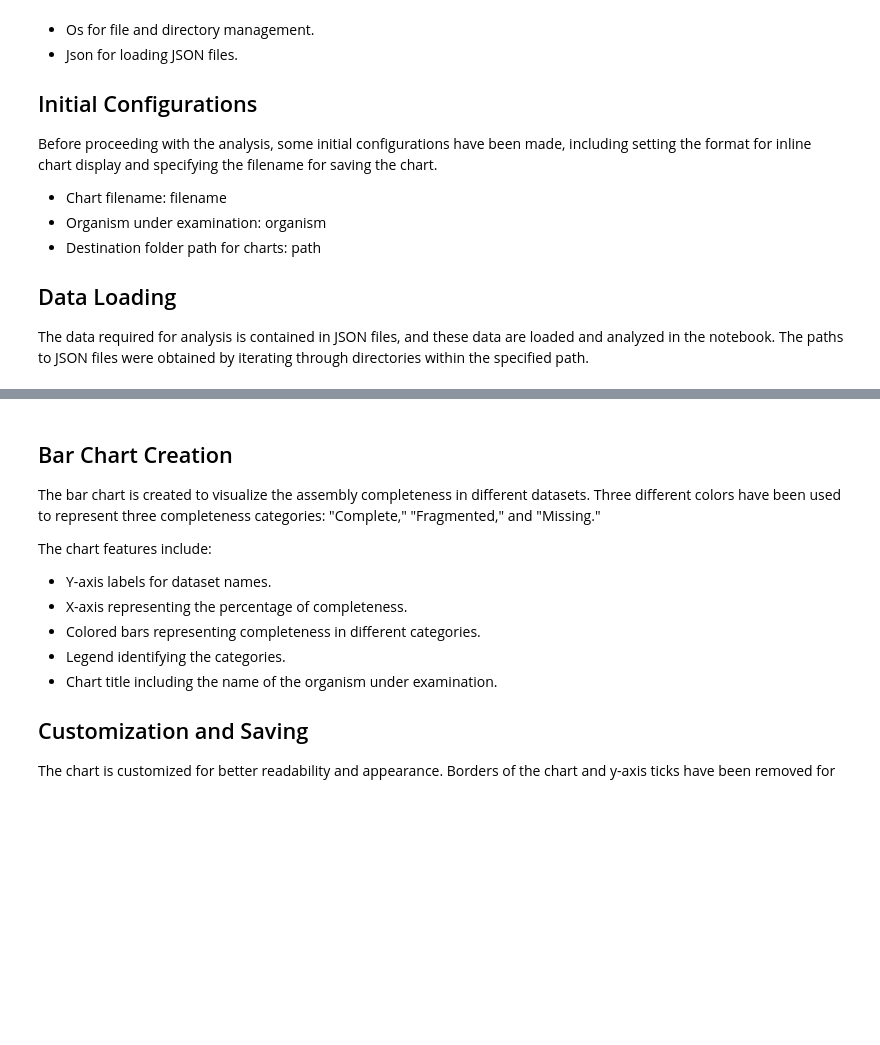
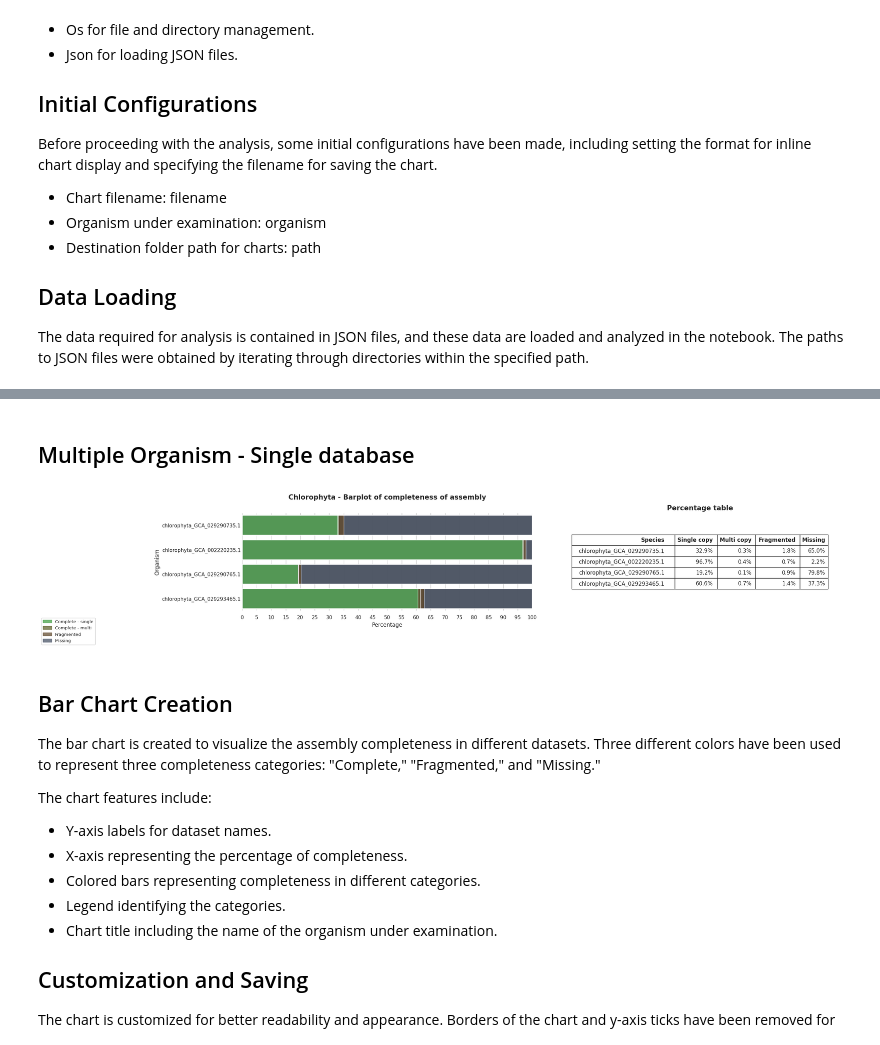
Before and after one commit to lorenzo-arcioni/BioSwiftAnalytics, a Jupyter notebook: busco.old.ipynb, the cells around one changed output, grey strips where cells are left out. Drawn from its saved outputs; the diff is of its cells as text; code cells hidden in the pictures; blank space fills up the shorter version.

```diff
--- a/busco.old.ipynb
+++ b/busco.old.ipynb
@@ -58,3 +71,83 @@ dbs = len(json_files)
+# %% [markdown]
+## Multiple Organism - Single database
+# %%
+import seaborn as sns
+import matplotlib.pyplot as plt
+import matplotlib.ticker as ticker
+import pandas as pd
+import numpy as np
+import os
+from matplotlib.patches import Patch
+
+# Impostazione dello stile di Seaborn
+sns.set(style="whitegrid")
+colori = ['#49a34b', '#636633', '#664f33', '#4b5669']
+species_names = [x for x in os.listdir(in_path)]
+labels = ['Complete - single', 'Complete - multi', 'Fragmented', 'Missing']
+busco_labels = ['Single copy', 'Multi copy', 'Fragmented', 'Missing']
+
+# Creazione del grafico
+fig, axs = plt.subplots(figsize=(25, len(species_names)+1), ncols=2, nrows=1)
+
+# Creazione della matrice dei valori
+values_matrix = np.array([])
+for label in busco_labels:
+    if values_matrix.size != 0:
+        values_matrix = np.vstack([values_matrix, values_matrix[-1] + [file['results'][label] for file in json_files]])
+    else:
+        values_matrix = np.array([file['results'][label] for file in json_files], ndmin=2)
+
+# Creazione delle singole barre con colori diversi
+for idx, label in enumerate(labels):
+    sns.barplot(x=values_matrix[-idx-1], color=colori[-idx-1], y=species_names, ax=axs[0], errorbar=None, alpha=0.99)
+
+axs[0].xaxis.set_major_locator(ticker.MultipleLocator(5))
+# Personalizzazione dell'asse x, y e degli spazi dei ticks
+axs[0].set_xlabel('Percentage', fontsize=12)
+axs[0].set_ylabel('Organism', fontsize=12)
+axs[0].set_title(database + ' - Barplot of completeness of assembly', fontsize=15, weight='bold', pad=30)
+
+# Set the x-axis limits
+axs[0].set_xlim(0, 100)
+
+# Rimozione dei bordi del grafico
+sns.despine(top=True, right=True, left=True, bottom=True)
+
+# Rimozione dei ticks dell'asse y
+axs[0].tick_params(axis='y', length=0)
+
+# Legenda
+patches_list = [Patch(color=colori[i], label=labels[i], alpha=0.75) for i in range(len(labels))]
+axs[0].legend(handles=patches_list, bbox_to_anchor=(-0.5, -0.05), fontsize=9.5)
+
+
+plt.tight_layout()
+
+table_data = [["Species"] + busco_labels]
+
+for file, species in zip(json_files, species_names):
+    table_data.append([species] + [str(file['results'][label]) + '%' for label in busco_labels])
+
+table = axs[1].table(cellText=table_data, loc='center')
+
+table.set_fontsize(34)
+table.scale(1, 2)
+table.auto_set_column_width(col=list(range(len(table_data[0]))))
+axs[1].set_title("Percentage table", weight='bold', size=15)
+
+from matplotlib.font_manager import FontProperties
+
+for (row, col), cell in table.get_celld().items():
+  if (row == 0) or (col == -1):
+    cell.set_text_props(fontproperties=FontProperties(weight='bold'))
+
+axs[1].axis('off')
+
+plt.savefig(out_path + filename + '_completeness.png', bbox_inches='tight', dpi=300)
+
+plt.show()
+# %% [output]
+[figure, added]
 # %% [markdown]
 ## Bar Chart Creation
 The bar chart is created to visualize the assembly completeness in different datasets. Three different colors have been used to represent three completeness categories: "Complete," "Fragmented," and "Missing."
```
Also changed, not shown: parts of 2 cells of this notebook, 24 other files.
